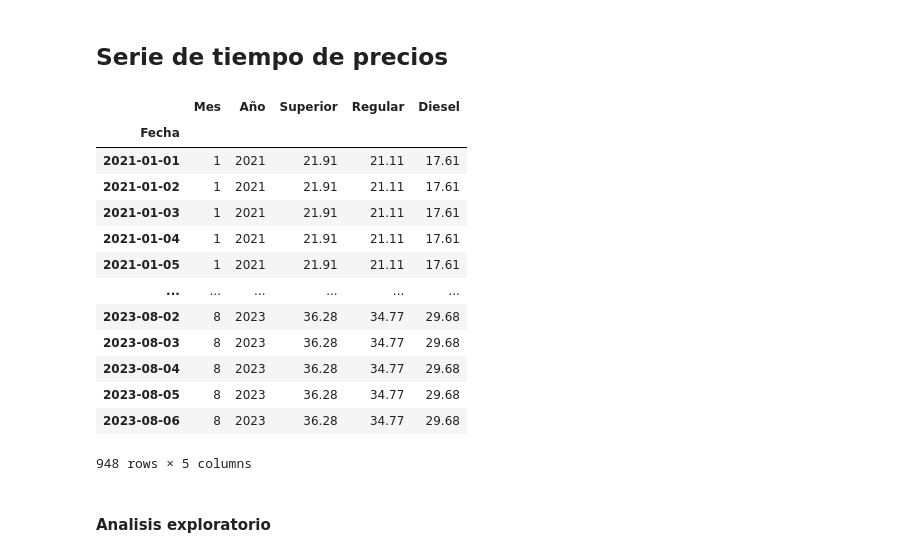
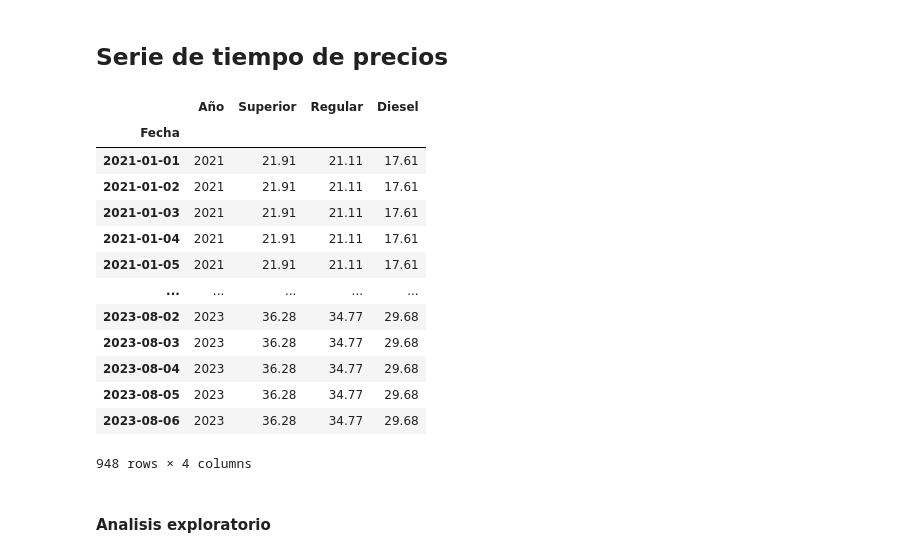
Before and after one commit to sofiaesc07/Lab2-DS, a Jupyter notebook: Lab2-ST.ipynb, the cells around one changed output. Saved outputs shown, nothing was run; the diff lists cells and outputs as text; code cells hidden in the pictures.

```diff
--- a/Lab2-ST.ipynb
+++ b/Lab2-ST.ipynb
@@ -596,29 +599,29 @@ plt.plot(df_test, color = 'black')
 # %%
 # Leer el archivo Excel y convertir la columna de fechas al formato adecuado
 
 precios = pd.read_excel('precios.xlsx', sheet_name='2022', index_col=None, skiprows=6, nrows=1000, usecols='A:F')
 
 precios['Fecha'] = pd.to_datetime(precios['Fecha'])
 precios['Año'] = pd.DatetimeIndex(precios['Fecha']).year
 precios.set_index('Fecha', inplace=True)
-precios = precios[['Mes','Año','Superior', 'Regular', 'Diesel']]
+precios = precios[['Año','Superior', 'Regular', 'Diesel']]
 
 precios
 # %% [output]
-|  | Mes | Año | Superior | Regular | Diesel |
-| Fecha |  |  |  |  |  |
-| 2021-01-01 | 1 | 2021 | 21.91 | 21.11 | 17.61 |
-| 2021-01-02 | 1 | 2021 | 21.91 | 21.11 | 17.61 |
-| 2021-01-03 | 1 | 2021 | 21.91 | 21.11 | 17.61 |
-| 2021-01-04 | 1 | 2021 | 21.91 | 21.11 | 17.61 |
-| 2021-01-05 | 1 | 2021 | 21.91 | 21.11 | 17.61 |
-| ... | ... | ... | ... | ... | ... |
-| 2023-08-02 | 8 | 2023 | 36.28 | 34.77 | 29.68 |
-| 2023-08-03 | 8 | 2023 | 36.28 | 34.77 | 29.68 |
-| 2023-08-04 | 8 | 2023 | 36.28 | 34.77 | 29.68 |
-| 2023-08-05 | 8 | 2023 | 36.28 | 34.77 | 29.68 |
-| 2023-08-06 | 8 | 2023 | 36.28 | 34.77 | 29.68 |
+|  | Año | Superior | Regular | Diesel |
+| Fecha |  |  |  |  |
+| 2021-01-01 | 2021 | 21.91 | 21.11 | 17.61 |
+| 2021-01-02 | 2021 | 21.91 | 21.11 | 17.61 |
+| 2021-01-03 | 2021 | 21.91 | 21.11 | 17.61 |
+| 2021-01-04 | 2021 | 21.91 | 21.11 | 17.61 |
+| 2021-01-05 | 2021 | 21.91 | 21.11 | 17.61 |
+| ... | ... | ... | ... | ... |
+| 2023-08-02 | 2023 | 36.28 | 34.77 | 29.68 |
+| 2023-08-03 | 2023 | 36.28 | 34.77 | 29.68 |
+| 2023-08-04 | 2023 | 36.28 | 34.77 | 29.68 |
+| 2023-08-05 | 2023 | 36.28 | 34.77 | 29.68 |
+| 2023-08-06 | 2023 | 36.28 | 34.77 | 29.68 |
-948 rows × 5 columns
+948 rows × 4 columns
 # %% [markdown]
 #### Analisis exploratorio
 # %%
```
Also changed, not shown: parts of 19 cells of this notebook, 2 other files.
